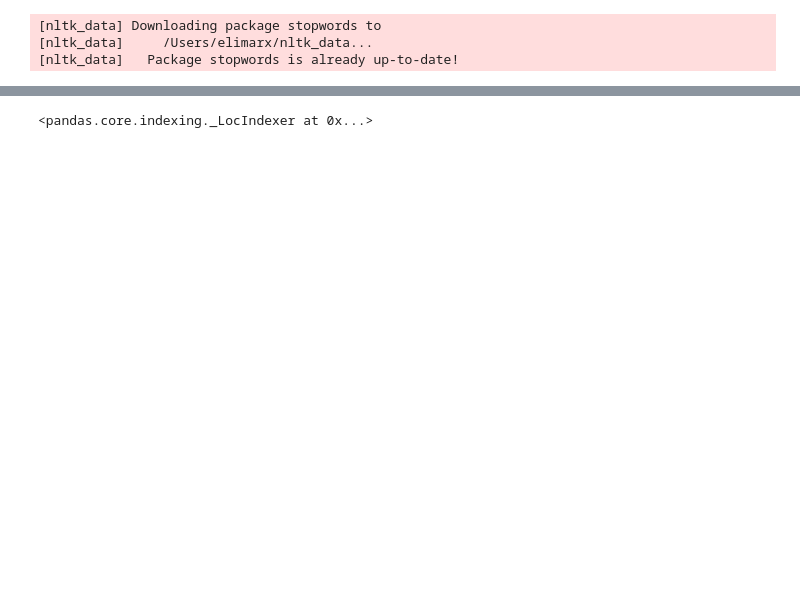
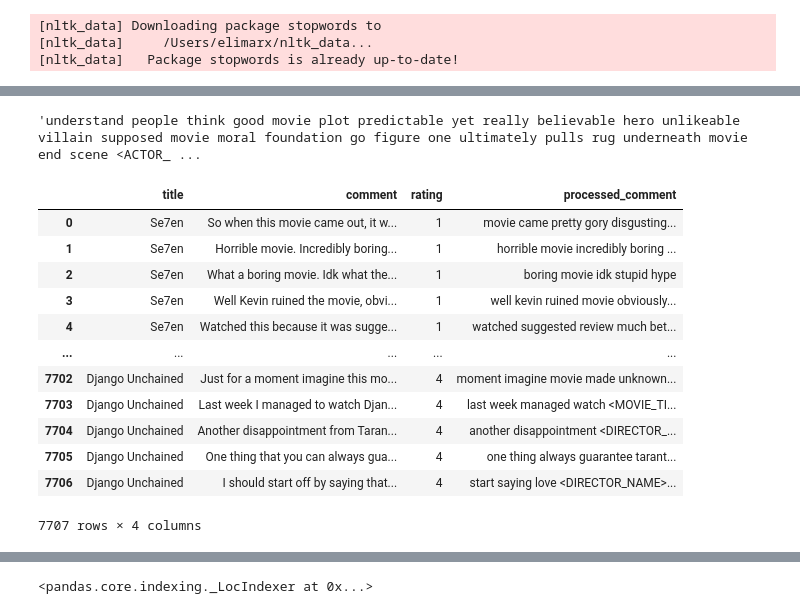
Before and after one commit to eli-marx/ds-project, a Jupyter notebook: jupyter notebooks/MAIN_english_review_modeling.ipynb, the cells around one changed output, grey strips where cells are left out. Drawn from its saved outputs; the diff is of its cells as text; code cells hidden in the pictures; blank space fills up the shorter version.

```diff
--- a/jupyter notebooks/MAIN_english_review_modeling.ipynb
+++ b/jupyter notebooks/MAIN_english_review_modeling.ipynb
@@ -295,6 +311,10 @@ df_en['processed_comment'] = df_en.apply(
     lambda row: preprocess_movie_review(row['comment'], movies, row['title']),
     axis=1
 )
+# %%
+df_en.iloc[100]['processed_comment']
+# %% [output]
+'understand people think good movie plot predictable yet really believable hero unlikeable villain supposed movie moral foundation go figure one ultimately pulls rug underneath movie end scene <ACTOR_ ...
 # %%
 #load in custom stopwords
 custom_stopwords = set(open('../text_processing/custom_english_stopwords.txt', encoding='utf-8').read().split())
@@ -303,6 +323,22 @@ for word in custom_stopwords:
     word = word.lower()
     words.append(word)
 custom_stopwords = set(words)
+# %%
+df_en
+# %% [output]
+|  | title | comment | rating | processed_comment |
+| 0 | Se7en | So when this movie came out, it w... | 1 | movie came pretty gory disgusting... |
+| 1 | Se7en | Horrible movie. Incredibly boring... | 1 | horrible movie incredibly boring ... |
+| 2 | Se7en | What a boring movie. Idk what the... | 1 | boring movie idk stupid hype |
+| 3 | Se7en | Well Kevin ruined the movie, obvi... | 1 | well kevin ruined movie obviously... |
+| 4 | Se7en | Watched this because it was sugge... | 1 | watched suggested review much bet... |
+| ... | ... | ... | ... | ... |
+| 7702 | Django Unchained | Just for a moment imagine this mo... | 4 | moment imagine movie made unknown... |
+| 7703 | Django Unchained | Last week I managed to watch Djan... | 4 | last week managed watch <MOVIE_TI... |
+| 7704 | Django Unchained | Another disappointment from Taran... | 4 | another disappointment <DIRECTOR_... |
+| 7705 | Django Unchained | One thing that you can always gua... | 4 | one thing always guarantee tarant... |
+| 7706 | Django Unchained | I should start off by saying that... | 4 | start saying love <DIRECTOR_NAME>... |
+7707 rows × 4 columns
 # %%
 # English preprocessing
 def clean_english(text):
```
Also changed, not shown: parts of 5 cells of this notebook.
